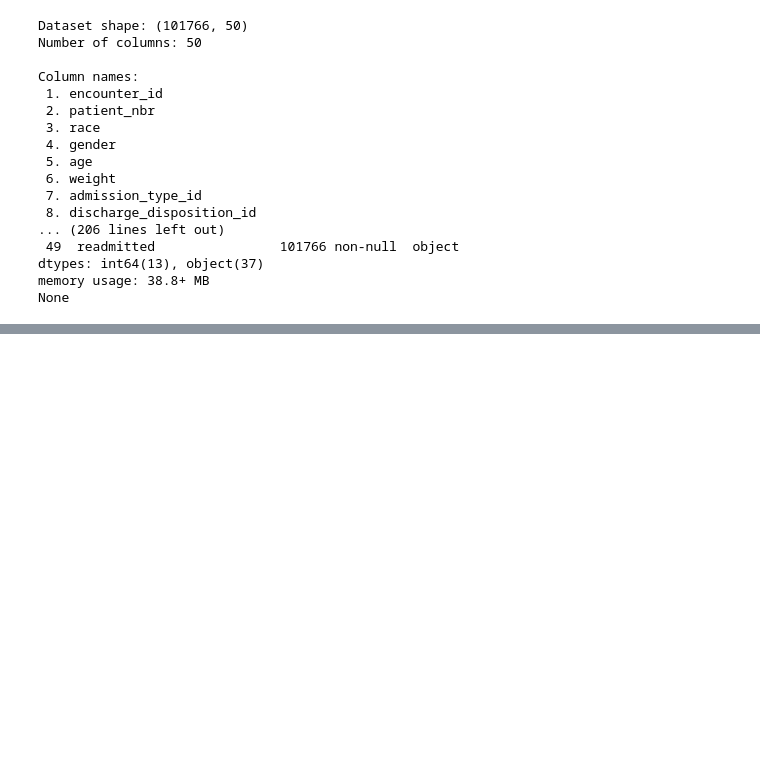
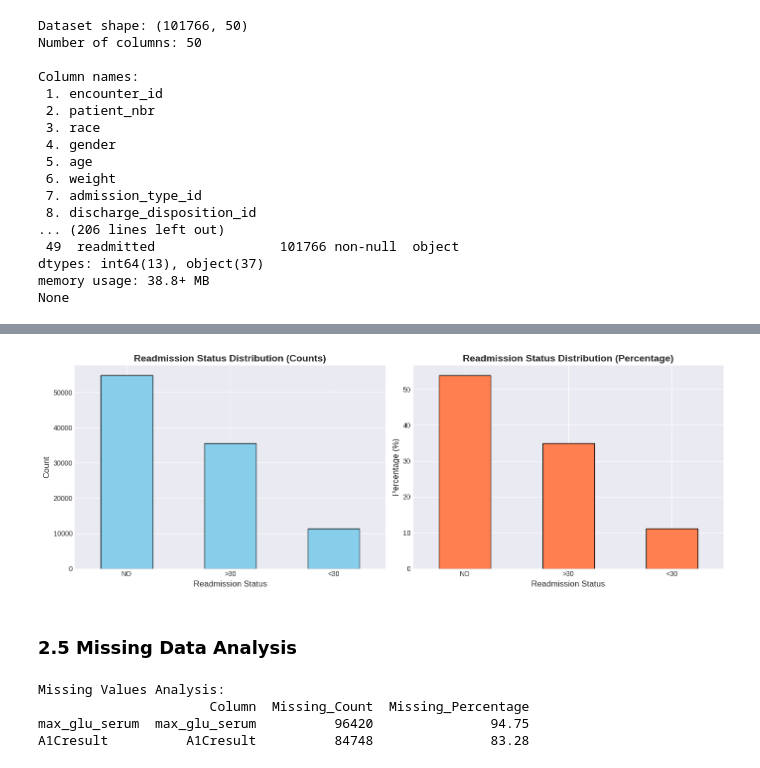
Before and after one commit to fahim-mle/nn-for-diabetes-readmission, a Jupyter notebook: notebooks/1_data_exploration_cleaning_outdated.ipynb, the cells around one changed output, grey strips where cells are left out. Saved outputs shown, nothing was run; the diff lists cells and outputs as text; code cells hidden in the pictures; blank space fills up the shorter version.

```diff
--- a/notebooks/1_data_exploration_cleaning_outdated.ipynb
+++ b/notebooks/1_data_exploration_cleaning_outdated.ipynb
@@ -216,0 +158,12 @@ Final columns: ['race', 'gender', 'age', 'admission_type_id', 'discharge_disposi
+# %%
+# Define data path
+file_path = os.path.join(RAW_DATA_DIR, "diabetic_data.csv")
+
+# Load the dataset
+print("Loading dataset...")
+df = pd.read_csv(file_path)
+
+print(f"Dataset loaded successfully!")
+print(f"Shape: {df.shape}")
+print(f"Rows: {df.shape[0]:,}")
+print(f"Columns: {df.shape[1]}")
@@ -216,0 +293,44 @@ Final columns: ['race', 'gender', 'age', 'admission_type_id', 'discharge_disposi
+# %%
+# Visualize target distribution
+fig, ax = plt.subplots(1, 2, figsize=(14, 5))
+
+# Count plot
+df['readmitted'].value_counts().plot(kind='bar', ax=ax[0], color='skyblue', edgecolor='black')
+ax[0].set_title('Readmission Status Distribution (Counts)', fontsize=14, fontweight='bold')
+ax[0].set_xlabel('Readmission Status', fontsize=12)
+ax[0].set_ylabel('Count', fontsize=12)
+ax[0].tick_params(axis='x', rotation=0)
+
+# Percentage plot
+(df['readmitted'].value_counts(normalize=True) * 100).plot(kind='bar', ax=ax[1], color='coral', edgecolor='black')
+ax[1].set_title('Readmission Status Distribution (Percentage)', fontsize=14, fontweight='bold')
+ax[1].set_xlabel('Readmission Status', fontsize=12)
+ax[1].set_ylabel('Percentage (%)', fontsize=12)
+ax[1].tick_params(axis='x', rotation=0)
+
+plt.tight_layout()
+plt.savefig('../figures/data_exploration/target_distribution.png', dpi=300, bbox_inches='tight')
+plt.show()
+# %% [output]
+[figure, added]
+# %% [markdown]
+### 2.5 Missing Data Analysis
+# %%
+# Calculate missing values
+print("Missing Values Analysis:")
+missing_data = pd.DataFrame({
+    'Column': df.columns,
+    'Missing_Count': df.isnull().sum(),
+    'Missing_Percentage': (df.isnull().sum() / len(df)) * 100
+})
+missing_data = missing_data[missing_data['Missing_Count'] > 0].sort_values('Missing_Percentage', ascending=False)
+
+if len(missing_data) > 0:
+    print(missing_data)
+else:
+    print("No missing values found (NaN). Checking for '?' markers...")
+# %% [output]
+Missing Values Analysis:
+                      Column  Missing_Count  Missing_Percentage
+max_glu_serum  max_glu_serum          96420               94.75
+A1Cresult          A1Cresult          84748               83.28
```
Also changed, not shown: parts of 41 cells of this notebook, 11 other files.
